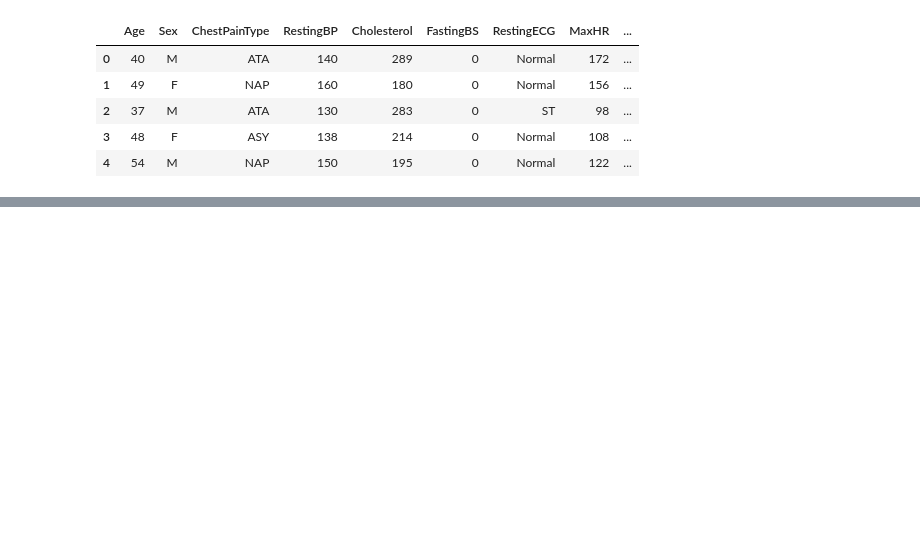
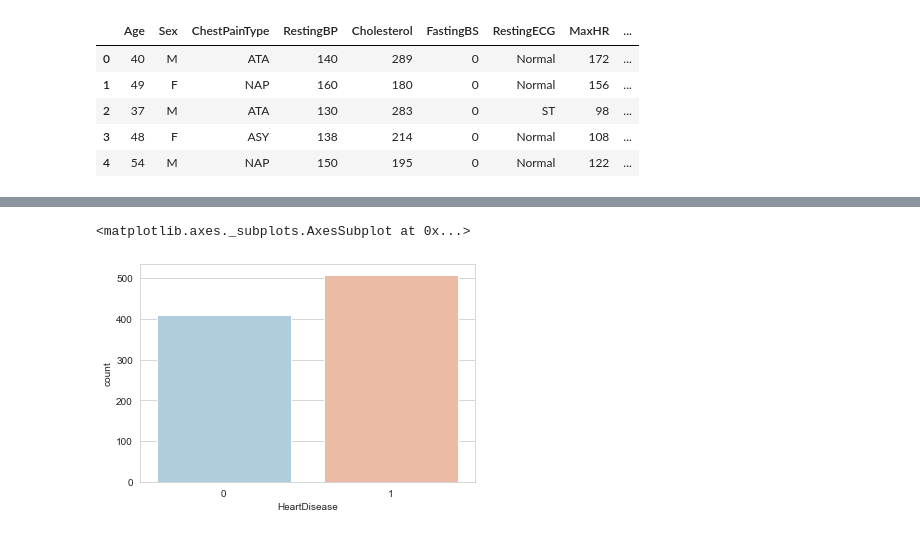
Before and after one commit to Panasak/Heart_Failure_Prediction_Classification_Project, a Jupyter notebook: EDA/EDA.ipynb, the cells around one changed output, grey strips where cells are left out. Saved outputs shown, nothing was run; the diff lists cells and outputs as text; code cells hidden in the pictures; blank space fills up the shorter version.

```diff
--- a/EDA/EDA.ipynb
+++ b/EDA/EDA.ipynb
@@ -22,0 +35,7 @@ sns.pairplot(data=df)
+# %%
+# The propotion between the people how have hear disease and people who don't
+sns.set_style('whitegrid')
+sns.countplot(x='HeartDisease',data=df,palette='RdBu_r')
+# %% [output]
+<matplotlib.axes._subplots.AxesSubplot at 0x...>
+[figure, added]
```
Also changed, not shown: parts of 11 cells of this notebook.
